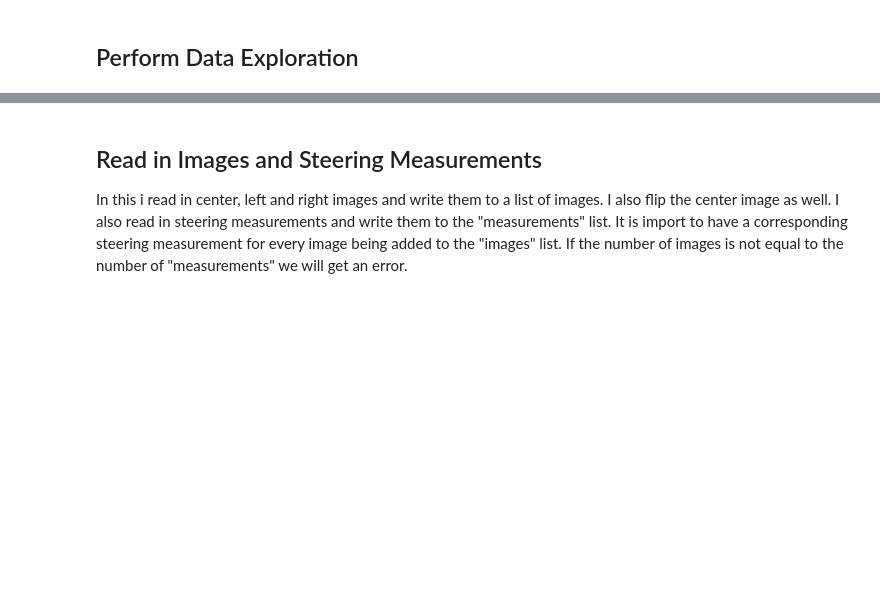
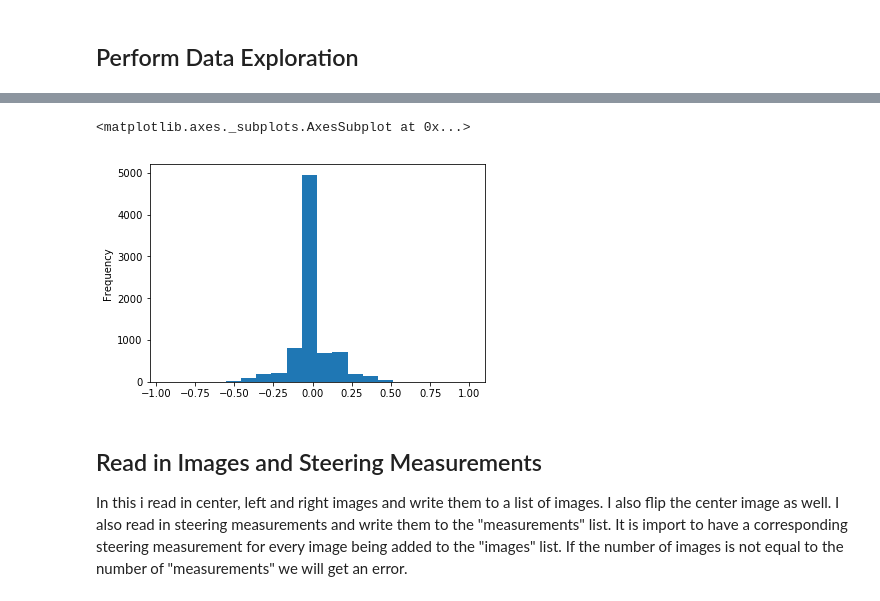
Before and after one commit to sandeeppaulraj/CarND-Behavioral-Cloning-P3, a Jupyter notebook: P3.ipynb, the cells around one changed output, grey strips where cells are left out. Saved outputs shown, nothing was run; the diff lists cells and outputs as text; code cells hidden in the pictures; blank space fills up the shorter version.

Commit message:
Add data exploration and visualization sections

```diff
--- a/P3.ipynb
+++ b/P3.ipynb
@@ -82,3 +104,12 @@ data['steering'].describe()
+# %%
+steering = data['steering'][1:]
+
+s = pd.to_numeric(steering)
+
+s.plot.hist(bins = 20)
+# %% [output]
+<matplotlib.axes._subplots.AxesSubplot at 0x...>
+[figure, added]
 # %% [markdown]
 ## Read in Images and Steering Measurements
 
```
Also changed, not shown: parts of 13 cells of this notebook.
